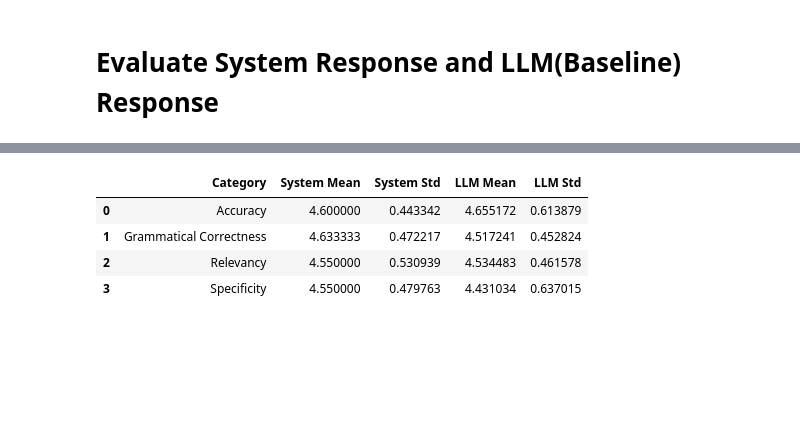
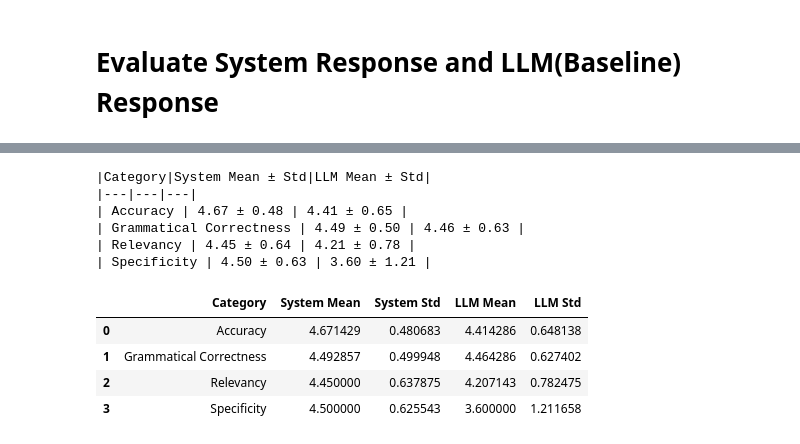
Before and after one commit to TahlilMahfuz/RAG_Implementation, a Jupyter notebook: Evaluation/evaluation.ipynb, the cells around one changed output, grey strips where cells are left out. Drawn from its saved outputs; the diff is of its cells as text; code cells hidden in the pictures; blank space fills up the shorter version.

Commit message:
Final score table generated

```diff
--- a/Evaluation/evaluation.ipynb
+++ b/Evaluation/evaluation.ipynb
@@ -384,38 +377,44 @@ system_cols = [
     'system_response_Relevancy',
     'system_response_specificity'
 ]
 llm_cols = [
     'llm_baseline_response_accuracy',
     'llm_baseline_response_grammatical_correctness',
     'llm_baseline_response_relevancy',
     'llm_baseline_response_specificity'
 ]
 categories = ['Accuracy', 'Grammatical Correctness', 'Relevancy', 'Specificity']
 
 results = []
 
 for sys_col, llm_col, cat in zip(system_cols, llm_cols, categories):
     sys_mean = df[sys_col].mean()
     sys_std = df[sys_col].std()
     llm_mean = df[llm_col].mean()
     llm_std = df[llm_col].std()
     results.append((cat, sys_mean, sys_std, llm_mean, llm_std))
 
 results_df = pd.DataFrame(
     results,
     columns=['Category', 'System Mean', 'System Std', 'LLM Mean', 'LLM Std']
 )
 
 # Print as markdown table
-# print("|Category|System Mean ± Std|LLM Mean ± Std|")
-# print("|---|---|---|")
-# for _, row in results_df.iterrows():
-#     print(f"| {row['Category']} | {row['System Mean']:.2f} ± {row['System Std']:.2f} | {row['LLM Mean']:.2f} ± {row['LLM Std']:.2f} |")
+print("|Category|System Mean ± Std|LLM Mean ± Std|")
+print("|---|---|---|")
+for _, row in results_df.iterrows():
+    print(f"| {row['Category']} | {row['System Mean']:.2f} ± {row['System Std']:.2f} | {row['LLM Mean']:.2f} ± {row['LLM Std']:.2f} |")
 
 results_df
 # %% [output]
+|Category|System Mean ± Std|LLM Mean ± Std|
+|---|---|---|
+| Accuracy | 4.67 ± 0.48 | 4.41 ± 0.65 |
+| Grammatical Correctness | 4.49 ± 0.50 | 4.46 ± 0.63 |
+| Relevancy | 4.45 ± 0.64 | 4.21 ± 0.78 |
+| Specificity | 4.50 ± 0.63 | 3.60 ± 1.21 |
 |  | Category | System Mean | System Std | LLM Mean | LLM Std |
-| 0 | Accuracy | 4.600000 | 0.443342 | 4.655172 | 0.613879 |
-| 1 | Grammatical Correctness | 4.633333 | 0.472217 | 4.517241 | 0.452824 |
-| 2 | Relevancy | 4.550000 | 0.530939 | 4.534483 | 0.461578 |
-| 3 | Specificity | 4.550000 | 0.479763 | 4.431034 | 0.637015 |
+| 0 | Accuracy | 4.671429 | 0.480683 | 4.414286 | 0.648138 |
+| 1 | Grammatical Correctness | 4.492857 | 0.499948 | 4.464286 | 0.627402 |
+| 2 | Relevancy | 4.450000 | 0.637875 | 4.207143 | 0.782475 |
+| 3 | Specificity | 4.500000 | 0.625543 | 3.600000 | 1.211658 |
```
Also changed, not shown: parts of 10 cells of this notebook, 3 other files.
